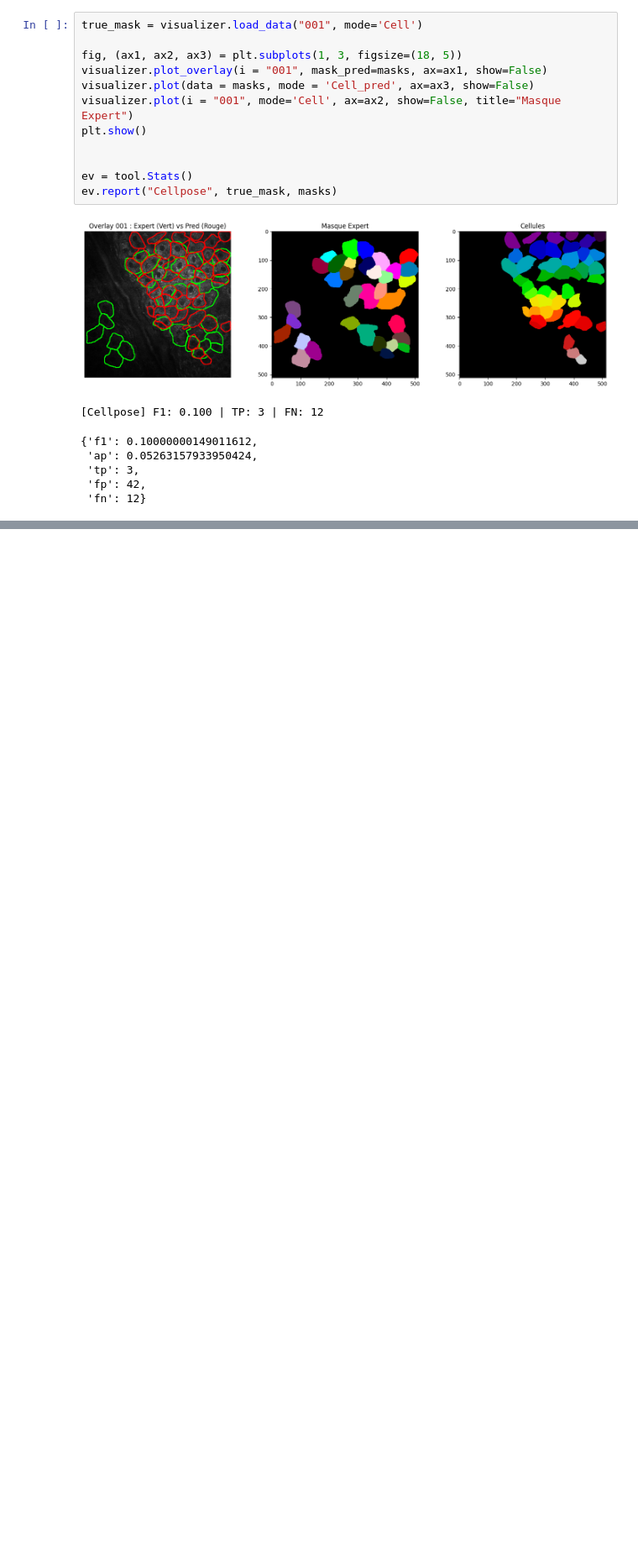
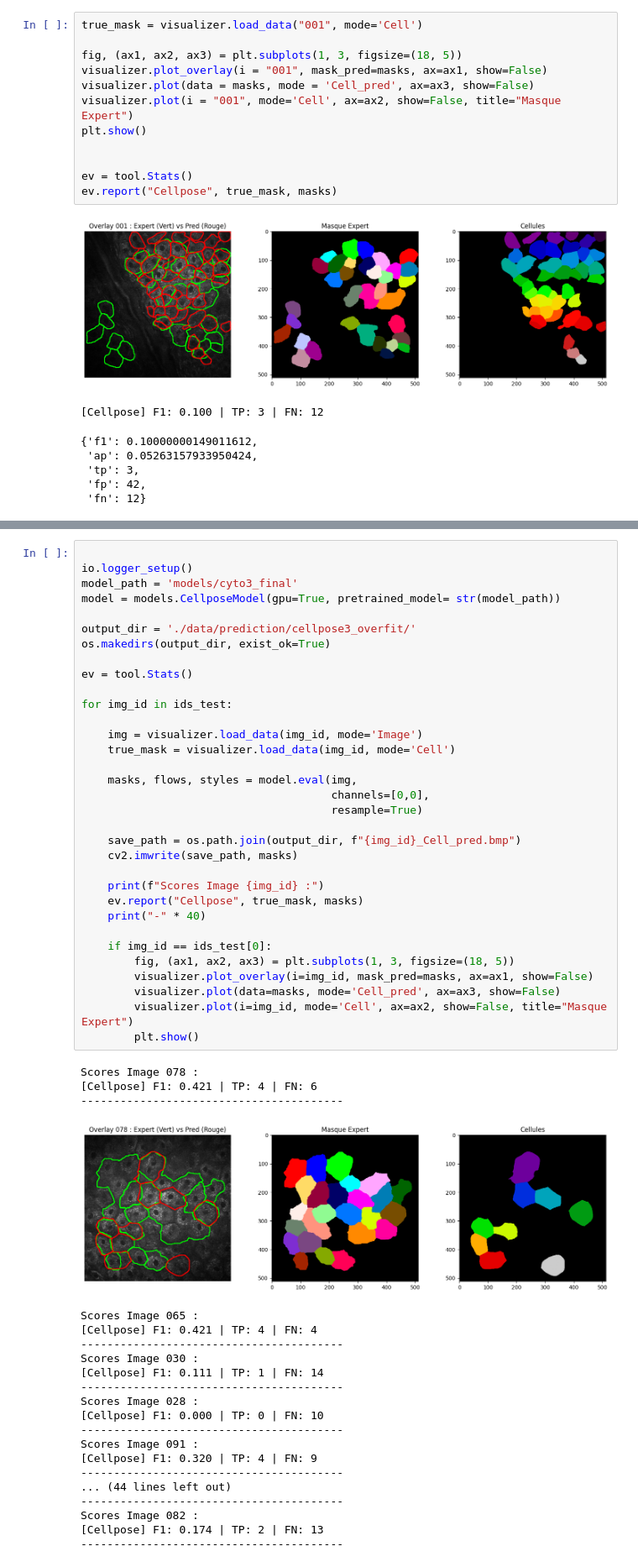
Before and after one commit to GautierGabriel/DIMA, a Jupyter notebook: scripts/cellpose_untrained.ipynb, the cells around one changed output, grey strips where cells are left out. Shown at 84% size. Saved outputs shown, nothing was run; the diff lists cells and outputs as text; blank space fills up the shorter version.

```diff
--- a/scripts/cellpose_untrained.ipynb
+++ b/scripts/cellpose_untrained.ipynb
@@ -258,0 +246,55 @@ Chemin du modèle prêt pour le test : models/cyto3_lr_0.1
+# %%
+
+io.logger_setup()
+model_path = 'models/cyto3_final'
+model = models.CellposeModel(gpu=True, pretrained_model= str(model_path))
+
+output_dir = './data/prediction/cellpose3_overfit/'
+os.makedirs(output_dir, exist_ok=True)
+
+ev = tool.Stats()
+
+for img_id in ids_test:
+
+    img = visualizer.load_data(img_id, mode='Image')
+    true_mask = visualizer.load_data(img_id, mode='Cell')
+
+    masks, flows, styles = model.eval(img,
+                                      channels=[0,0],
+                                      resample=True)
+
+    save_path = os.path.join(output_dir, f"{img_id}_Cell_pred.bmp")
+    cv2.imwrite(save_path, masks)
+
+    print(f"Scores Image {img_id} :")
+    ev.report("Cellpose", true_mask, masks)
+    print("-" * 40)
+
+    if img_id == ids_test[0]:
+        fig, (ax1, ax2, ax3) = plt.subplots(1, 3, figsize=(18, 5))
+        visualizer.plot_overlay(i=img_id, mask_pred=masks, ax=ax1, show=False)
+        visualizer.plot(data=masks, mode='Cell_pred', ax=ax3, show=False)
+        visualizer.plot(i=img_id, mode='Cell', ax=ax2, show=False, title="Masque Expert")
+        plt.show()
+# %% [output]
+Scores Image 078 :
+[Cellpose] F1: 0.421 | TP: 4 | FN: 6
+----------------------------------------
+[figure, added]
+Scores Image 065 :
+[Cellpose] F1: 0.421 | TP: 4 | FN: 4
+----------------------------------------
+Scores Image 030 :
+[Cellpose] F1: 0.111 | TP: 1 | FN: 14
+----------------------------------------
+Scores Image 028 :
+[Cellpose] F1: 0.000 | TP: 0 | FN: 10
+----------------------------------------
+Scores Image 091 :
+[Cellpose] F1: 0.320 | TP: 4 | FN: 9
+----------------------------------------
+... (44 lines left out)
+----------------------------------------
+Scores Image 082 :
+[Cellpose] F1: 0.174 | TP: 2 | FN: 13
+----------------------------------------
```
Also changed, not shown: parts of 14 cells of this notebook, 8 other files.
